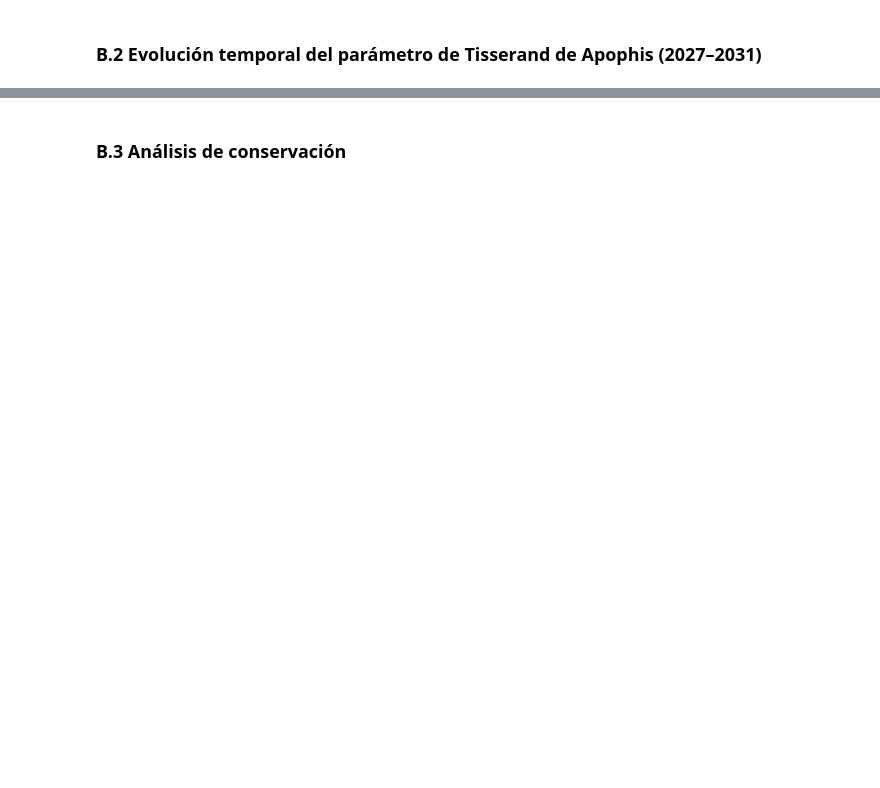
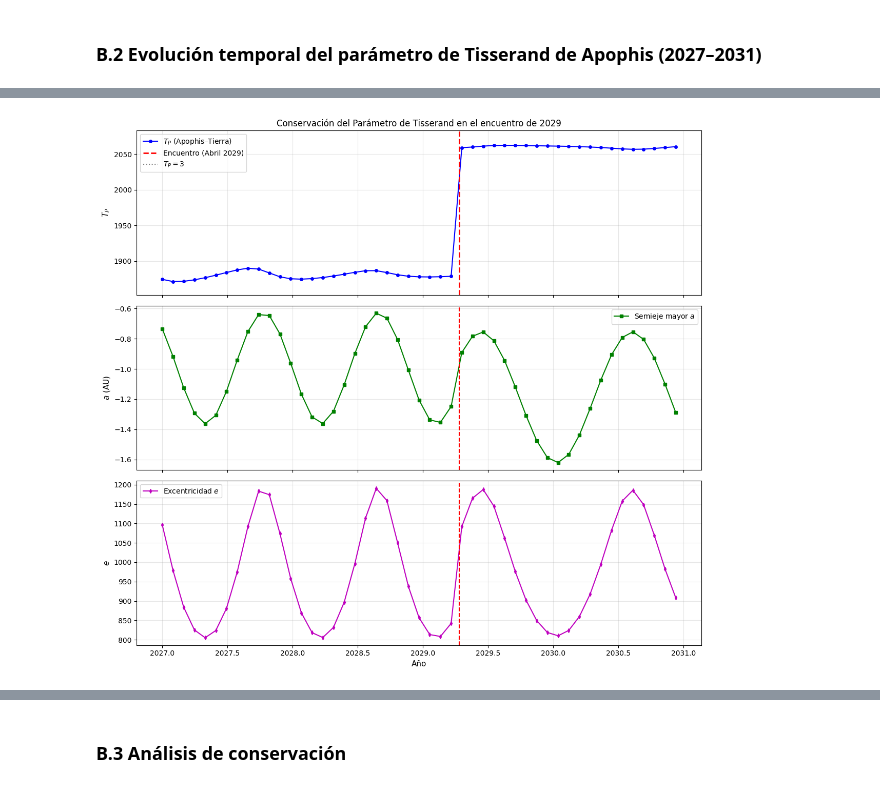
Before and after one commit to soleildayana/Apophis-Asteroid-Project, a Jupyter notebook: analisis/nb6_crtbp_jacobi_tisserand.ipynb, the cells around one changed output, grey strips where cells are left out. Cells and saved outputs as stored; diff of their text form; code cells hidden in the pictures; blank space fills up the shorter version.

```diff
--- a/analisis/nb6_crtbp_jacobi_tisserand.ipynb
+++ b/analisis/nb6_crtbp_jacobi_tisserand.ipynb
@@ -701,34 +800,33 @@ print(f'T_P medio POST (t > encuentro): {np.nanmean(TP_arr[t_years > t_encuentro
 # %%
 fig, axes = plt.subplots(3, 1, figsize=(12, 11), sharex=True)
 
-# Panel 1: Parámetro de Tisserand
-axes[0].plot(t_years, TP_arr, 'b-', linewidth=1.5, label='$T_P$ (Apophis–Tierra)')
-axes[0].axvline(t_encuentro, color='red', linestyle='--', linewidth=2, label='Encuentro 2029')
-axes[0].axhline(3.0, color='gray', linestyle=':', linewidth=1, label='$T_P = 3$ (frontera)')
+# Panel 1: Parámetro de Tisserand (Debe ser ~2.97)
+axes[0].plot(t_years, TP_arr, 'b-o', markersize=4, linewidth=1.5, label='$T_P$ (Apophis–Tierra)')
+axes[0].axvline(t_encuentro_plot, color='red', linestyle='--', linewidth=2, label='Encuentro (Abril 2029)')
+axes[0].axhline(3.0, color='black', linestyle=':', alpha=0.5, label='$T_P=3$')
 
-# Banda de ±0.5% alrededor de la media
-TP_pre_mean = np.nanmean(TP_arr[t_years < t_encuentro])
-axes[0].axhspan(TP_pre_mean * 0.995, TP_pre_mean * 1.005,
-                color='blue', alpha=0.1, label='±0.5% de la media')
 axes[0].set_ylabel('$T_P$', fontsize=11)
-axes[0].legend(fontsize=9)
+axes[0].set_ylim(np.nanmin(TP_arr)*0.99, np.nanmax(TP_arr)*1.01)
+axes[0].legend(loc='best')
 axes[0].grid(alpha=0.3)
-axes[0].set_title('Parámetro de Tisserand de Apophis respecto a la Tierra (2027–2031)', fontsize=11)
+axes[0].set_title('Conservación del Parámetro de Tisserand en el encuentro de 2029', fontsize=12)
 
-# Panel 2: semieje mayor
-axes[1].plot(t_years, a_arr, 'g-', linewidth=1.5)
-axes[1].axvline(t_encuentro, color='red', linestyle='--', linewidth=2)
+# Panel 2: Semieje mayor (Muestra el salto orbital)
+axes[1].plot(t_years, a_arr, 'g-s', markersize=4, linewidth=1.5, label='Semieje mayor $a$')
+axes[1].axvline(t_encuentro_plot, color='red', linestyle='--')
 axes[1].set_ylabel('$a$ (AU)', fontsize=11)
 axes[1].grid(alpha=0.3)
+axes[1].legend()
 
-# Panel 3: excentricidad
-axes[2].plot(t_years, e_arr, 'm-', linewidth=1.5)
-axes[2].axvline(t_encuentro, color='red', linestyle='--', linewidth=2)
+# Panel 3: Excentricidad
+axes[2].plot(t_years, e_arr, 'm-d', markersize=4, linewidth=1.5, label='Excentricidad $e$')
+axes[2].axvline(t_encuentro_plot, color='red', linestyle='--')
 axes[2].set_ylabel('$e$', fontsize=11)
 axes[2].set_xlabel('Año', fontsize=11)
 axes[2].grid(alpha=0.3)
+axes[2].legend()
 
 plt.tight_layout()
-plt.savefig('tisserand_apophis.png', dpi=120, bbox_inches='tight')
 plt.show()
-print('Figura guardada: tisserand_apophis.png')
+# %% [output]
+[figure, added]
```
Also changed, not shown: parts of 19 cells of this notebook.
